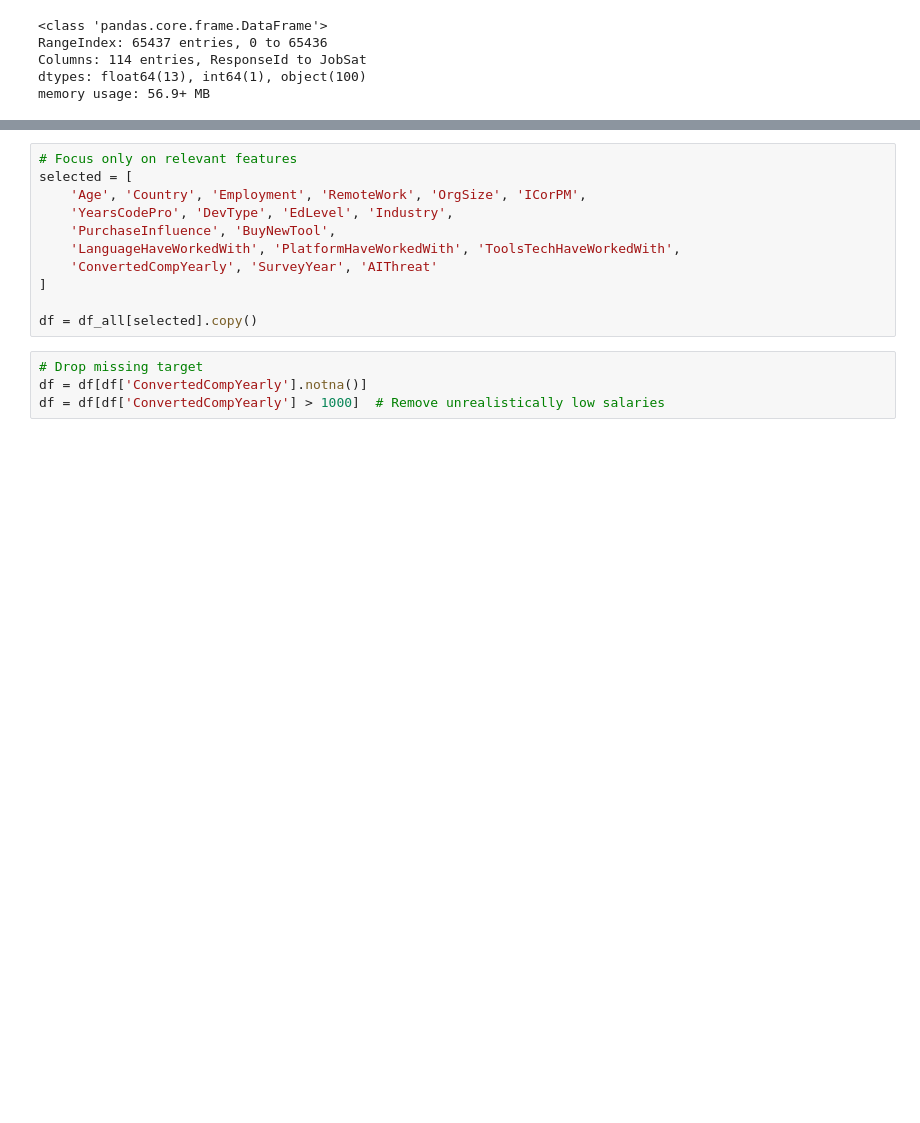
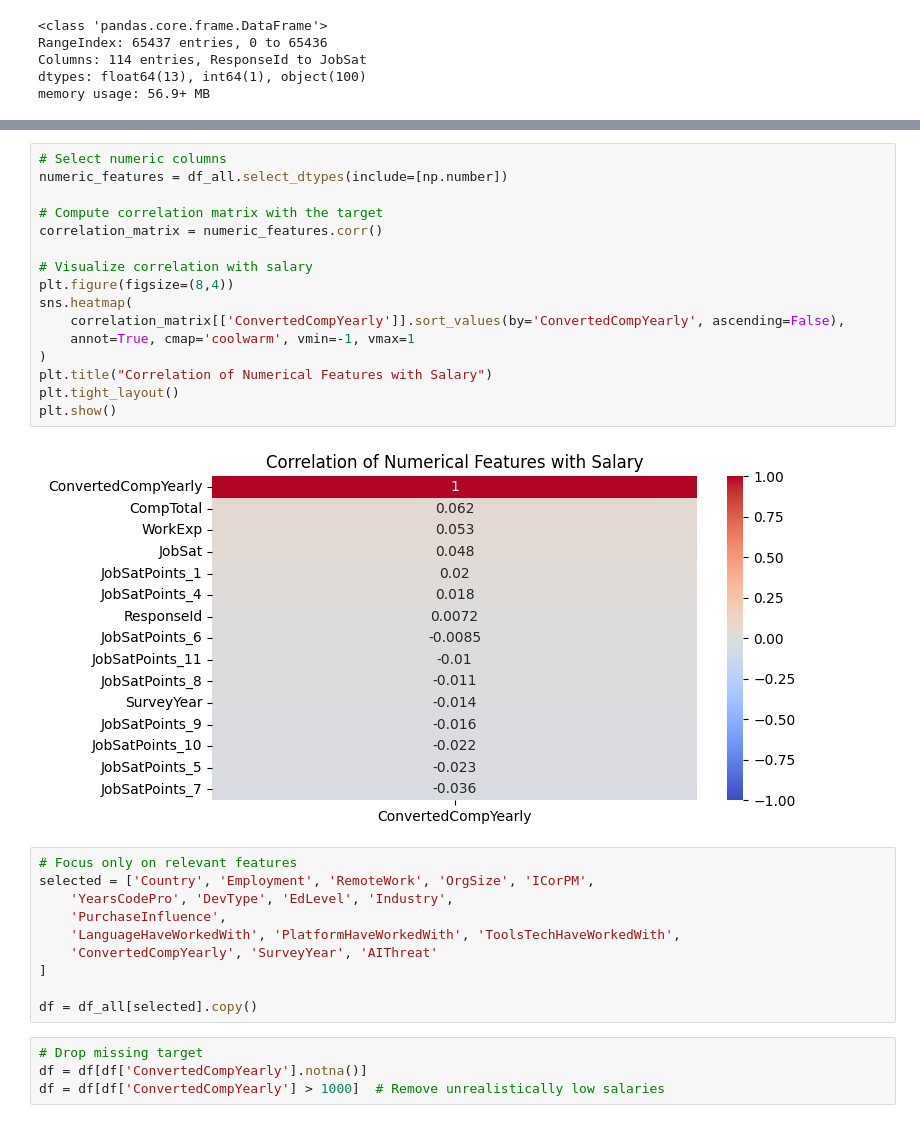
Before and after one commit to Owiti-Charles/Developers-Salary-Predictor, a Jupyter notebook: notebook.ipynb, the cells around one changed output, grey strips where cells are left out. Saved outputs shown, nothing was run; the diff lists cells and outputs as text; blank space fills up the shorter version.

```diff
--- a/notebook.ipynb
+++ b/notebook.ipynb
@@ -192,9 +247,26 @@ Merged shape: (154621, 128)
+# %%
+# Select numeric columns
+numeric_features = df_all.select_dtypes(include=[np.number])
+
+# Compute correlation matrix with the target
+correlation_matrix = numeric_features.corr()
+
+# Visualize correlation with salary
+plt.figure(figsize=(8,4))
+sns.heatmap(
+    correlation_matrix[['ConvertedCompYearly']].sort_values(by='ConvertedCompYearly', ascending=False),
+    annot=True, cmap='coolwarm', vmin=-1, vmax=1
+)
+plt.title("Correlation of Numerical Features with Salary")
+plt.tight_layout()
+plt.show()
+# %% [output]
+[figure, added]
 # %%
 # Focus only on relevant features
-selected = [
-    'Age', 'Country', 'Employment', 'RemoteWork', 'OrgSize', 'ICorPM',
+selected = ['Country', 'Employment', 'RemoteWork', 'OrgSize', 'ICorPM',
     'YearsCodePro', 'DevType', 'EdLevel', 'Industry',
-    'PurchaseInfluence', 'BuyNewTool',
+    'PurchaseInfluence',
     'LanguageHaveWorkedWith', 'PlatformHaveWorkedWith', 'ToolsTechHaveWorkedWith',
     'ConvertedCompYearly', 'SurveyYear', 'AIThreat'
 ]
```
Also changed, not shown: parts of 28 cells of this notebook.
